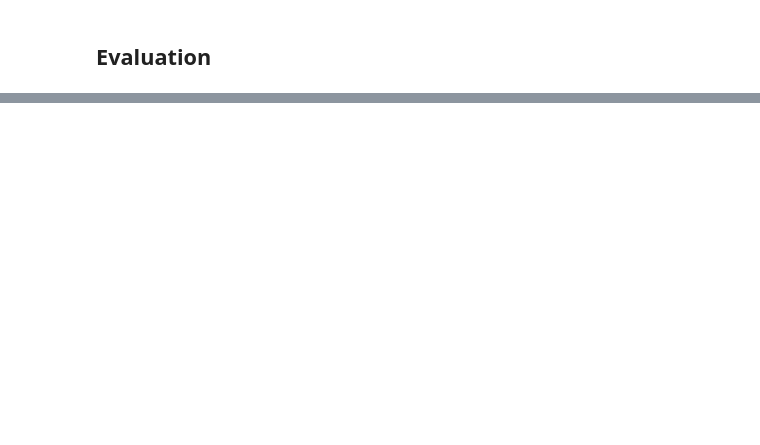
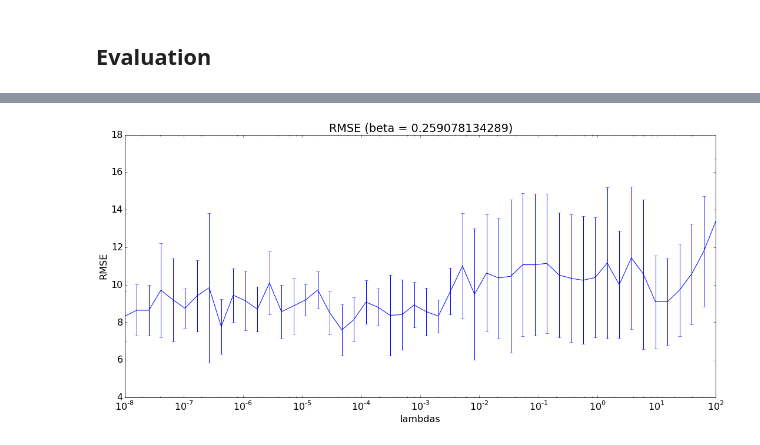
Before and after one commit to vicow/gaussian-process, a Jupyter notebook: notebooks/sidekick-6-mixture-of-least-squares.ipynb, the cells around one changed output, grey strips where cells are left out. Cells and saved outputs as stored; diff of their text form; code cells hidden in the pictures; blank space fills up the shorter version.

```diff
--- a/notebooks/sidekick-6-mixture-of-least-squares.ipynb
+++ b/notebooks/sidekick-6-mixture-of-least-squares.ipynb
@@ -214,0 +196,9 @@ Optimal beta  : 0.00215443469003
+# %%
+plt.errorbar(list(lambdas), [r[0] for r in rmse_avg], yerr=[r[0] for r in rmse_std])
+plt.xscale('log')
+plt.title("RMSE (beta = %s)" % betas[0])
+plt.xlabel("lambdas")
+plt.ylabel("RMSE")
+plt.show()
+# %% [output]
+[figure, added]
```
Also changed, not shown: parts of 20 cells of this notebook, 1 other file.
